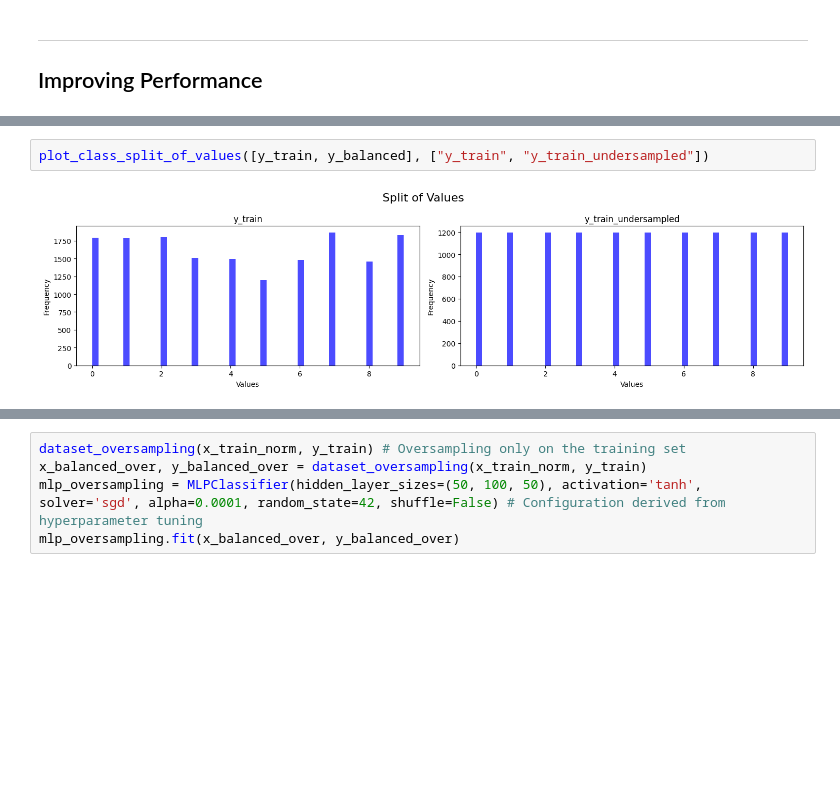
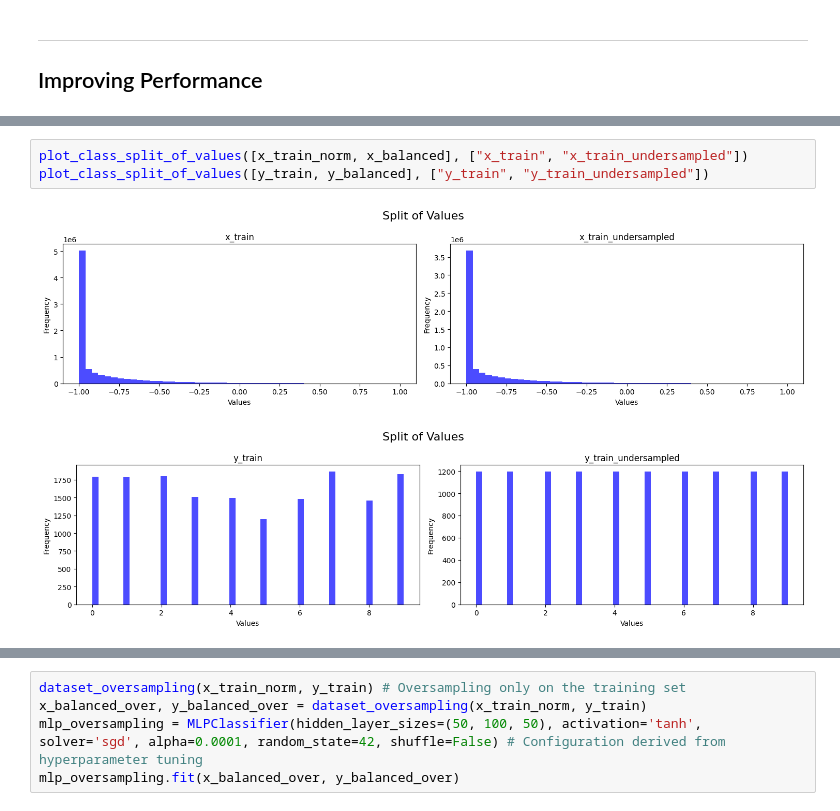
Before and after one commit to aym183/Satellite-Image-Classification, a Jupyter notebook: task2.ipynb, the cells around one changed output, grey strips where cells are left out. Drawn from its saved outputs; the diff is of its cells as text; blank space fills up the shorter version.

```diff
--- a/task2.ipynb
+++ b/task2.ipynb
@@ -220,4 +219,6 @@ Std Deviation: 0.009014381931042837
 # %%
+plot_class_split_of_values([x_train_norm, x_balanced], ["x_train", "x_train_undersampled"])
 plot_class_split_of_values([y_train, y_balanced], ["y_train", "y_train_undersampled"])
 # %% [output]
-[figure, old version]
+[figure, new version]
+[figure, added]
```
Also changed, not shown: parts of 19 cells of this notebook, 2 other files.
